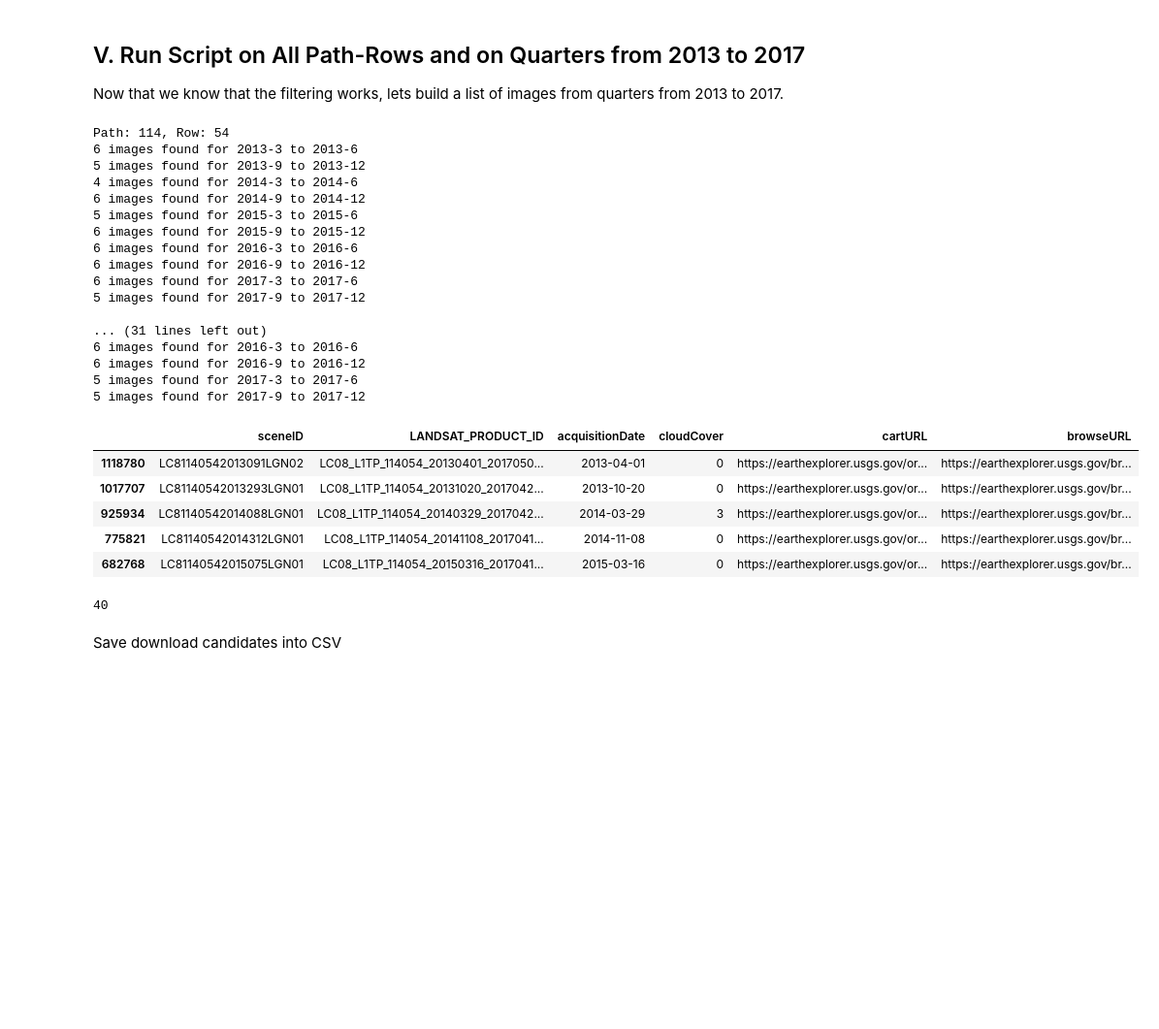
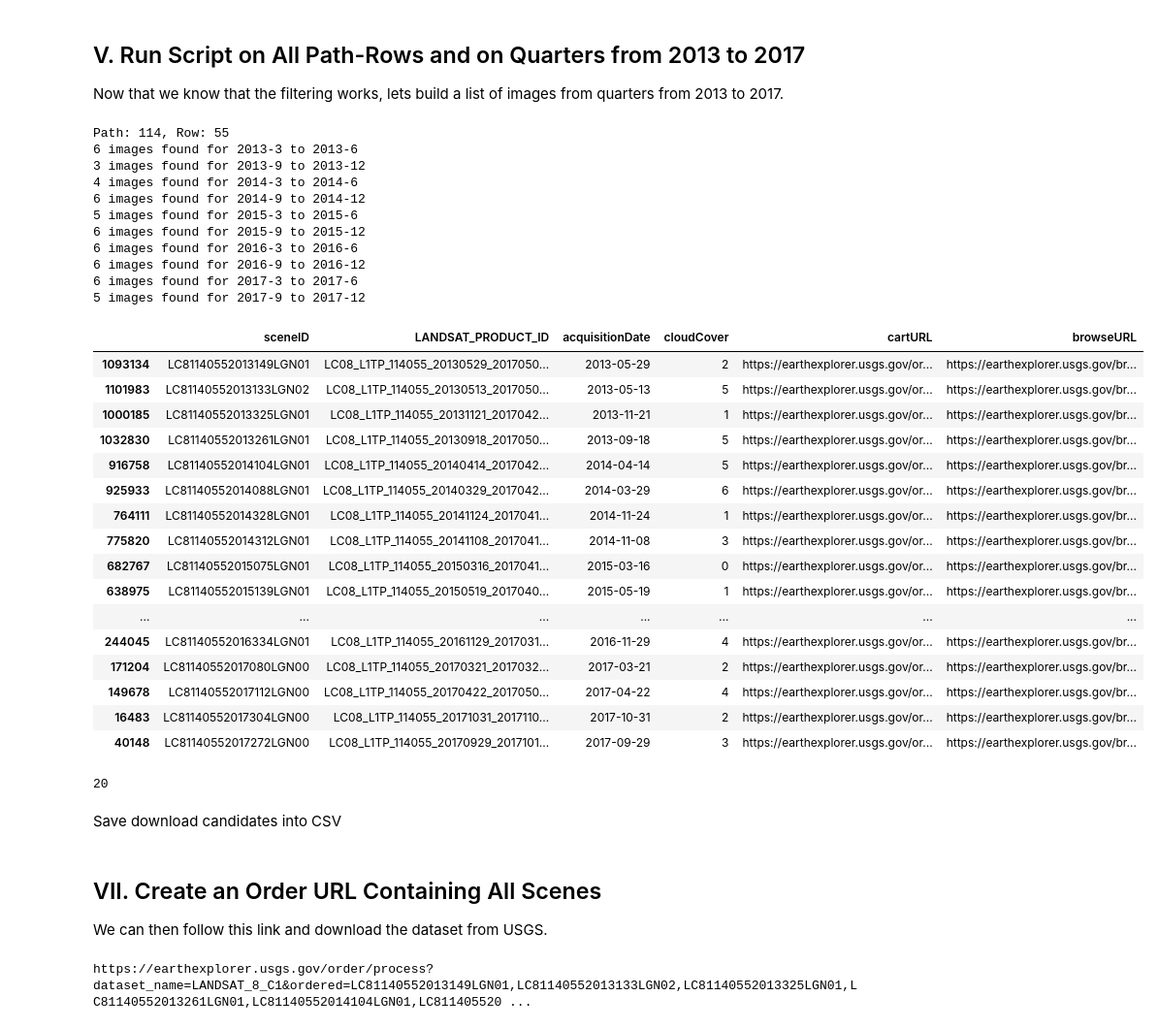
Before and after one commit to benjiao/landsat8-image-finder, a Jupyter notebook: Best Landsat 8 Images.ipynb, the cells around one changed output. Shown at 97% size. Saved outputs shown, nothing was run; the diff lists cells and outputs as text; code cells hidden in the pictures; blank space fills up the shorter version.

Commit message:
Updated path row, added url for USGS order

```diff
--- a/Best Landsat 8 Images.ipynb
+++ b/Best Landsat 8 Images.ipynb
@@ -12,10 +12,7 @@ I determined the path-rows that i need from https://landsat.usgs.gov/pathrow-sha
 For now, I'll use cloudcover as a selection criteria.
 # %%
 PATH_ROWS = [
-    [114, 54],
-    [113, 54],
-    [114, 55],
-    [113, 55]
+    [114, 55]
 ]
 # %% [markdown]
 ### I. Install some dependencies...
@@ -167,11 +164,11 @@ for path, row in PATH_ROWS:
 
             # Append results to download_df
             if filtered_df.shape[0] != 0:
-                download_list.append(filtered_df.head(1))
+                download_list.append(filtered_df.head(2))
 # %% [output]
-Path: 114, Row: 54
+Path: 114, Row: 55
 6 images found for 2013-3 to 2013-6
-5 images found for 2013-9 to 2013-12
+3 images found for 2013-9 to 2013-12
 4 images found for 2014-3 to 2014-6
 6 images found for 2014-9 to 2014-12
 5 images found for 2015-3 to 2015-6
@@ -180,27 +177,43 @@ Path: 114, Row: 54
 6 images found for 2016-9 to 2016-12
 6 images found for 2017-3 to 2017-6
 5 images found for 2017-9 to 2017-12
-
-... (31 lines left out)
-6 images found for 2016-3 to 2016-6
-6 images found for 2016-9 to 2016-12
-5 images found for 2017-3 to 2017-6
-5 images found for 2017-9 to 2017-12
 # %%
 download_df = pandas.concat(download_list, axis=0, ignore_index=False)
-download_df.head()
+download_df
 # %% [output]
 |  | sceneID | LANDSAT_PRODUCT_ID | acquisitionDate | cloudCover | cartURL | browseURL |
-| 1118780 | LC81140542013091LGN02 | LC08_L1TP_114054_20130401_2017050... | 2013-04-01 | 0 | https://earthexplorer.usgs.gov/or... | https://earthexplorer.usgs.gov/br... |
-| 1017707 | LC81140542013293LGN01 | LC08_L1TP_114054_20131020_2017042... | 2013-10-20 | 0 | https://earthexplorer.usgs.gov/or... | https://earthexplorer.usgs.gov/br... |
-| 925934 | LC81140542014088LGN01 | LC08_L1TP_114054_20140329_2017042... | 2014-03-29 | 3 | https://earthexplorer.usgs.gov/or... | https://earthexplorer.usgs.gov/br... |
-| 775821 | LC81140542014312LGN01 | LC08_L1TP_114054_20141108_2017041... | 2014-11-08 | 0 | https://earthexplorer.usgs.gov/or... | https://earthexplorer.usgs.gov/br... |
-| 682768 | LC81140542015075LGN01 | LC08_L1TP_114054_20150316_2017041... | 2015-03-16 | 0 | https://earthexplorer.usgs.gov/or... | https://earthexplorer.usgs.gov/br... |
+| 1093134 | LC81140552013149LGN01 | LC08_L1TP_114055_20130529_2017050... | 2013-05-29 | 2 | https://earthexplorer.usgs.gov/or... | https://earthexplorer.usgs.gov/br... |
+| 1101983 | LC81140552013133LGN02 | LC08_L1TP_114055_20130513_2017050... | 2013-05-13 | 5 | https://earthexplorer.usgs.gov/or... | https://earthexplorer.usgs.gov/br... |
+| 1000185 | LC81140552013325LGN01 | LC08_L1TP_114055_20131121_2017042... | 2013-11-21 | 1 | https://earthexplorer.usgs.gov/or... | https://earthexplorer.usgs.gov/br... |
+| 1032830 | LC81140552013261LGN01 | LC08_L1TP_114055_20130918_2017050... | 2013-09-18 | 5 | https://earthexplorer.usgs.gov/or... | https://earthexplorer.usgs.gov/br... |
+| 916758 | LC81140552014104LGN01 | LC08_L1TP_114055_20140414_2017042... | 2014-04-14 | 5 | https://earthexplorer.usgs.gov/or... | https://earthexplorer.usgs.gov/br... |
+| 925933 | LC81140552014088LGN01 | LC08_L1TP_114055_20140329_2017042... | 2014-03-29 | 6 | https://earthexplorer.usgs.gov/or... | https://earthexplorer.usgs.gov/br... |
+| 764111 | LC81140552014328LGN01 | LC08_L1TP_114055_20141124_2017041... | 2014-11-24 | 1 | https://earthexplorer.usgs.gov/or... | https://earthexplorer.usgs.gov/br... |
+| 775820 | LC81140552014312LGN01 | LC08_L1TP_114055_20141108_2017041... | 2014-11-08 | 3 | https://earthexplorer.usgs.gov/or... | https://earthexplorer.usgs.gov/br... |
+| 682767 | LC81140552015075LGN01 | LC08_L1TP_114055_20150316_2017041... | 2015-03-16 | 0 | https://earthexplorer.usgs.gov/or... | https://earthexplorer.usgs.gov/br... |
+| 638975 | LC81140552015139LGN01 | LC08_L1TP_114055_20150519_2017040... | 2015-05-19 | 1 | https://earthexplorer.usgs.gov/or... | https://earthexplorer.usgs.gov/br... |
+| ... | ... | ... | ... | ... | ... | ... |
+| 244045 | LC81140552016334LGN01 | LC08_L1TP_114055_20161129_2017031... | 2016-11-29 | 4 | https://earthexplorer.usgs.gov/or... | https://earthexplorer.usgs.gov/br... |
+| 171204 | LC81140552017080LGN00 | LC08_L1TP_114055_20170321_2017032... | 2017-03-21 | 2 | https://earthexplorer.usgs.gov/or... | https://earthexplorer.usgs.gov/br... |
+| 149678 | LC81140552017112LGN00 | LC08_L1TP_114055_20170422_2017050... | 2017-04-22 | 4 | https://earthexplorer.usgs.gov/or... | https://earthexplorer.usgs.gov/br... |
+| 16483 | LC81140552017304LGN00 | LC08_L1TP_114055_20171031_2017110... | 2017-10-31 | 2 | https://earthexplorer.usgs.gov/or... | https://earthexplorer.usgs.gov/br... |
+| 40148 | LC81140552017272LGN00 | LC08_L1TP_114055_20170929_2017101... | 2017-09-29 | 3 | https://earthexplorer.usgs.gov/or... | https://earthexplorer.usgs.gov/br... |
 # %%
 download_df.shape[0]
 # %% [output]
-40
+20
 # %% [markdown]
 Save download candidates into CSV
 # %%
 download_df.to_csv("for-download.csv")
+# %% [markdown]
+## VII. Create an Order URL Containing All Scenes
+
+We can then follow this link and download the dataset from USGS.
+# %%
+order_url = "https://earthexplorer.usgs.gov/order/process?dataset_name=LANDSAT_8_C1&ordered={}".format(
+    ",".join(download_df['sceneID'].values))
+
+print(order_url)
+# %% [output]
+https://earthexplorer.usgs.gov/order/process?dataset_name=LANDSAT_8_C1&ordered=LC81140552013149LGN01,LC81140552013133LGN02,LC81140552013325LGN01,LC81140552013261LGN01,LC81140552014104LGN01,LC811405520 ...
```
Also changed, not shown: 1 other file.
